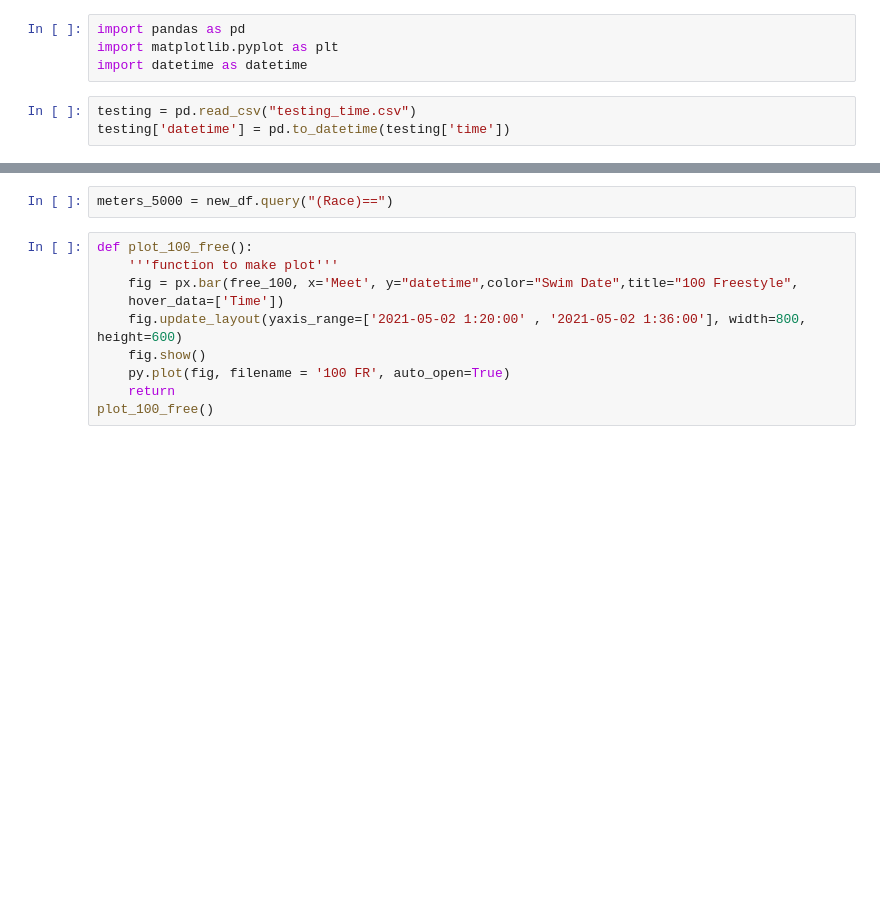
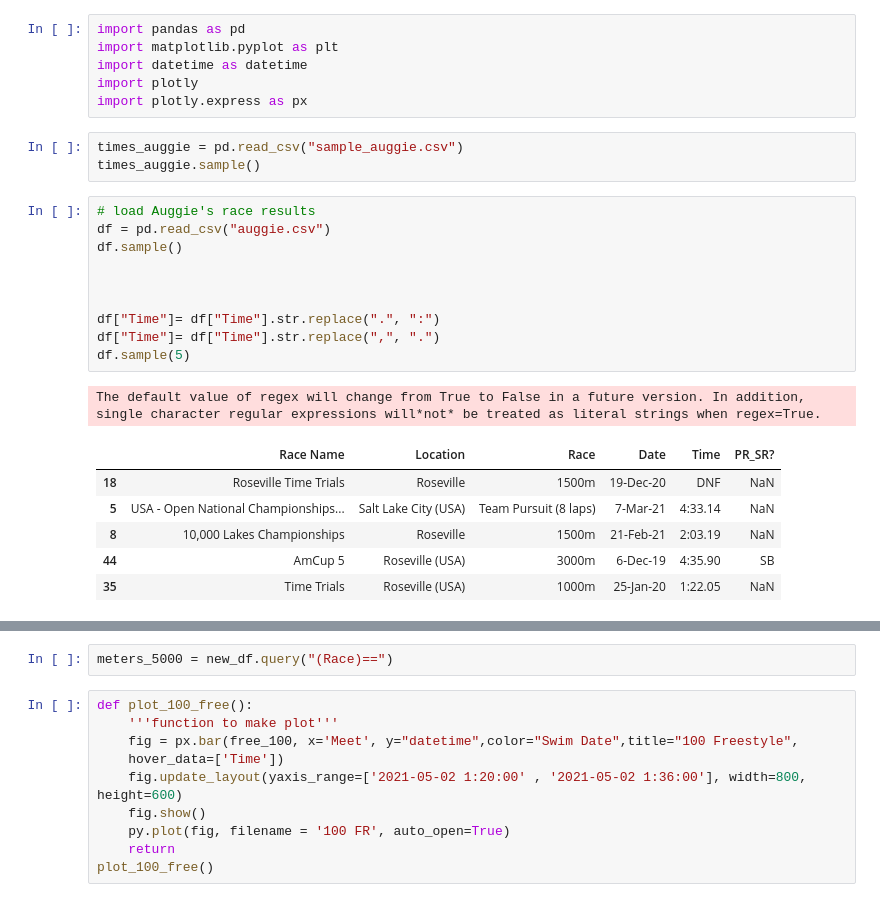
Before and after one commit to JonesInformatics/mn_speed_skate, a Jupyter notebook: auggie.ipynb, the cells around one changed output, grey strips where cells are left out. Cells and saved outputs as stored; diff of their text form; blank space fills up the shorter version.

```diff
--- a/auggie.ipynb
+++ b/auggie.ipynb
@@ -2,6 +2,26 @@
 import pandas as pd
 import matplotlib.pyplot as plt
 import datetime as datetime
+import plotly
+import plotly.express as px
-# %%
-testing = pd.read_csv("testing_time.csv")
-testing['datetime'] = pd.to_datetime(testing['time'])
+# %%
+times_auggie = pd.read_csv("sample_auggie.csv")
+times_auggie.sample()
+# %%
+# load Auggie's race results
+df = pd.read_csv("auggie.csv")
+df.sample()
+
+
+
+df["Time"]= df["Time"].str.replace(".", ":")
+df["Time"]= df["Time"].str.replace(",", ".")
+df.sample(5)
+# %% [output]
+The default value of regex will change from True to False in a future version. In addition, single character regular expressions will*not* be treated as literal strings when regex=True.
+|  | Race Name | Location | Race | Date | Time | PR_SR? |
+| 18 | Roseville Time Trials | Roseville | 1500m | 19-Dec-20 | DNF | NaN |
+| 5 | USA - Open National Championships... | Salt Lake City (USA) | Team Pursuit (8 laps) | 7-Mar-21 | 4:33.14 | NaN |
+| 8 | 10,000 Lakes Championships | Roseville | 1500m | 21-Feb-21 | 2:03.19 | NaN |
+| 44 | AmCup 5 | Roseville (USA) | 3000m | 6-Dec-19 | 4:35.90 | SB |
+| 35 | Time Trials | Roseville (USA) | 1000m | 25-Jan-20 | 1:22.05 | NaN |
```
Also changed, not shown: parts of 9 cells of this notebook, 1 other file.
